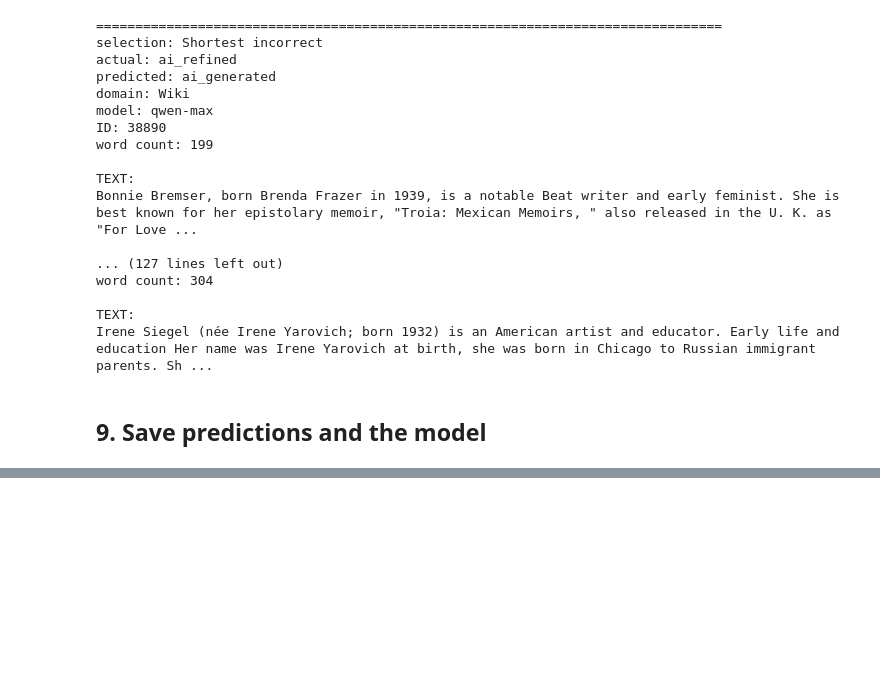
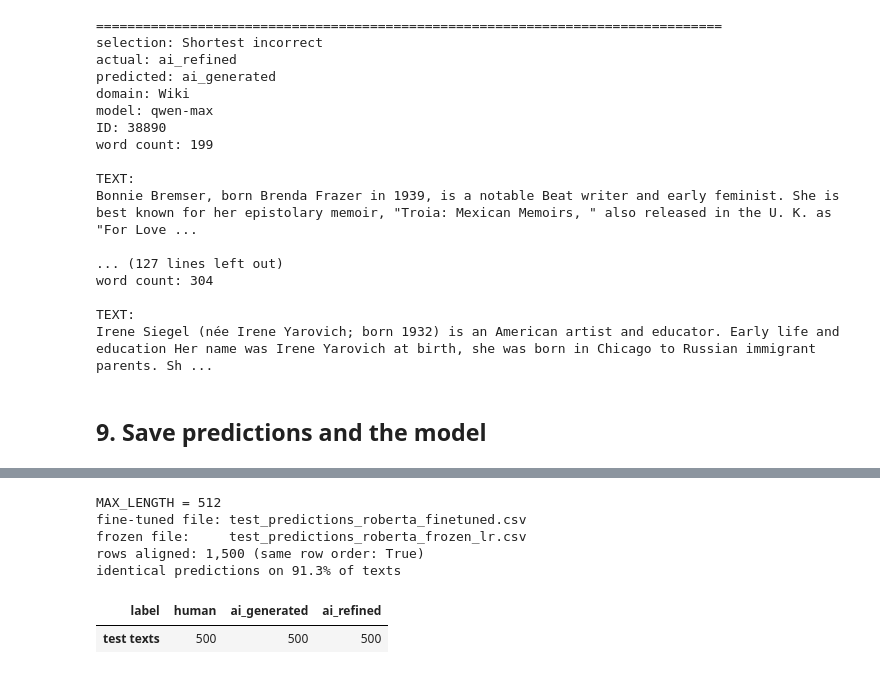
Before and after one commit to yushkong/LING-342, a Jupyter notebook: milestone5/roberta_finetune_512.ipynb, the cells around one changed output, grey strips where cells are left out. Saved outputs shown, nothing was run; the diff lists cells and outputs as text; code cells hidden in the pictures; blank space fills up the shorter version.

```diff
--- a/milestone5/roberta_finetune_512.ipynb
+++ b/milestone5/roberta_finetune_512.ipynb
@@ -566,0 +535,66 @@ Skipping TF-IDF + LR: test_predictions_tfidf_lr.csv not found
+# %%
+from scipy.stats import binomtest
+from sklearn.metrics import precision_recall_fscore_support, confusion_matrix
+import textwrap
+
+# ---- prediction files to compare (same truncation length for both) ----
+FT_PATH = 'test_predictions_roberta_finetuned.csv'
+FROZEN_PATH = 'test_predictions_roberta_frozen_lr.csv'
+
+
+for p in (FT_PATH, FROZEN_PATH):
+    if not os.path.exists(p):
+        raise FileNotFoundError(f'{p} not found.')
+
+
+def load_pred(path):
+    r = pd.read_csv(path)
+    miss = {'text', 'label', 'prediction'} - set(r.columns)
+    assert not miss, f'{path} is missing columns: {miss}'
+    return r
+
+
+ft = load_pred(FT_PATH)
+fz = load_pred(FROZEN_PATH)
+assert len(ft) == len(fz), (f'Different test sizes: fine-tuned {len(ft)} vs frozen {len(fz)}. '
+                            'Were both run on the same data file?')
+if 'max_length' in ft.columns:
+    assert (ft['max_length'] == MAX_LENGTH).all(), 'Fine-tuned CSV was produced with a different MAX_LENGTH.'
+
+ft_cols = [c for c in ['text', 'label', 'pair_id', 'domain', 'model', 'confidence'] if c in ft.columns]
+same_order = ((ft['text'].to_numpy() == fz['text'].to_numpy()).all()
+              and (ft['label'].to_numpy() == fz['label'].to_numpy()).all())
+if same_order:
+    cmp = ft[ft_cols].copy()
+    cmp['pred_ft'] = ft['prediction'].to_numpy()
+    cmp['pred_frozen'] = fz['prediction'].to_numpy()
+else:
+    key = ['text', 'label']
+    assert not ft.duplicated(key).any() and not fz.duplicated(key).any(), \
+        'Rows differ in order and texts are not unique, cannot align the two files.'
+    cmp = (ft[ft_cols + ['prediction']].rename(columns={'prediction': 'pred_ft'})
+           .merge(fz[key + ['prediction']].rename(columns={'prediction': 'pred_frozen'}),
+                  on=key, how='inner', validate='one_to_one'))
+    assert len(cmp) == len(ft), f'Only {len(cmp)} of {len(ft)} rows matched between the two files.'
+cmp = cmp.rename(columns={'confidence': 'ft_confidence'}).reset_index(drop=True)
+
+assert (set(cmp['pred_ft']) | set(cmp['pred_frozen'])) <= set(LABELS), 'Unexpected predicted labels.'
+y = cmp['label'].to_numpy()
+cmp['ft_correct'] = cmp['pred_ft'] == cmp['label']
+cmp['frozen_correct'] = cmp['pred_frozen'] == cmp['label']
+cmp['n_words'] = cmp['text'].str.split().str.len()
+
+print(f'MAX_LENGTH = {MAX_LENGTH}')
+print(f'fine-tuned file: {FT_PATH}')
+print(f'frozen file:     {FROZEN_PATH}')
+print(f'rows aligned: {len(cmp):,} (same row order: {same_order})')
+print(f'identical predictions on {(cmp.pred_ft == cmp.pred_frozen).mean():.1%} of texts')
+display(cmp['label'].value_counts().rename('test texts').to_frame().T)
+# %% [output]
+MAX_LENGTH = 512
+fine-tuned file: test_predictions_roberta_finetuned.csv
+frozen file:     test_predictions_roberta_frozen_lr.csv
+rows aligned: 1,500 (same row order: True)
+identical predictions on 91.3% of texts
+| label | human | ai_generated | ai_refined |
+| test texts | 500 | 500 | 500 |
```
Also changed, not shown: parts of 7 cells of this notebook, 3 other files.
